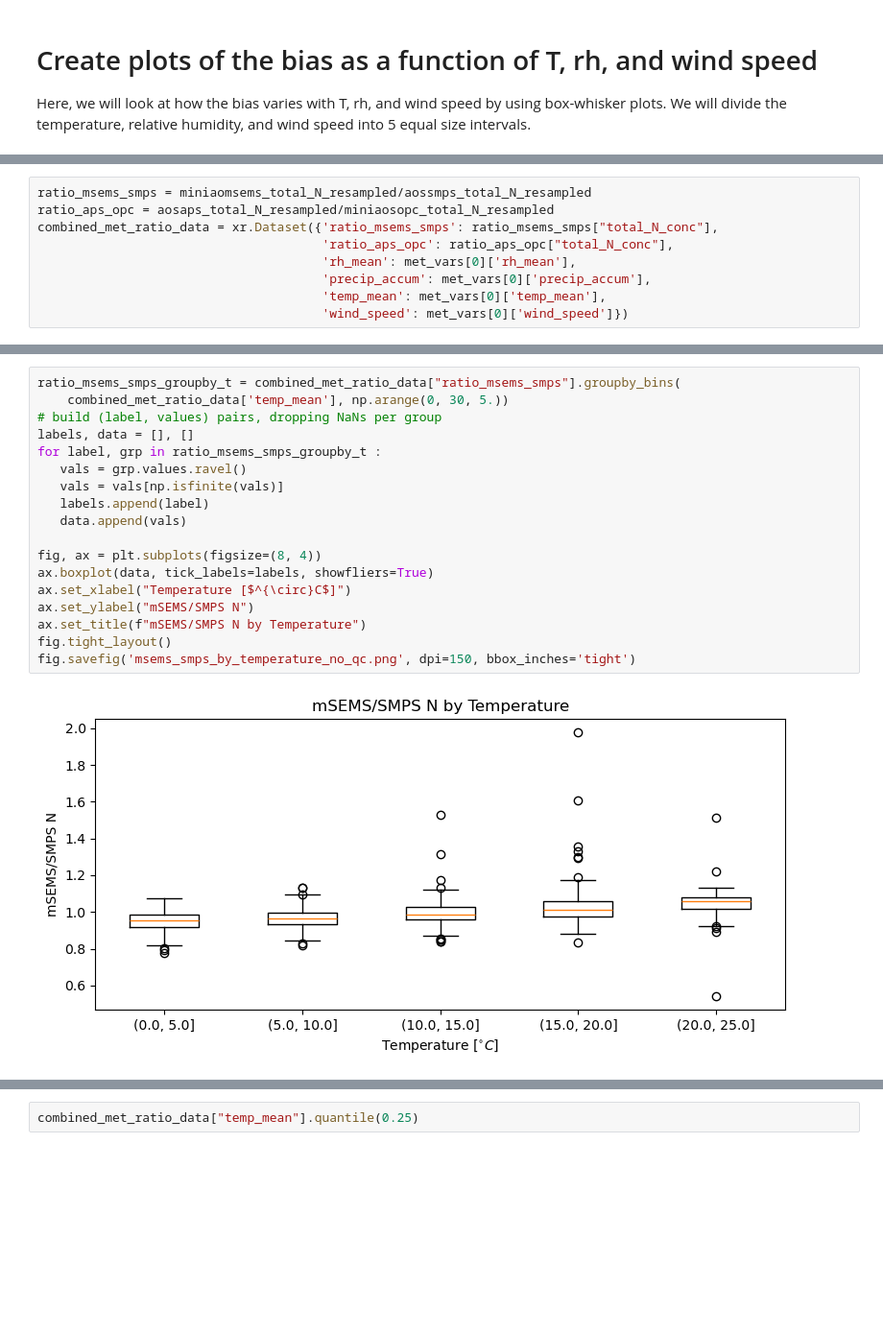
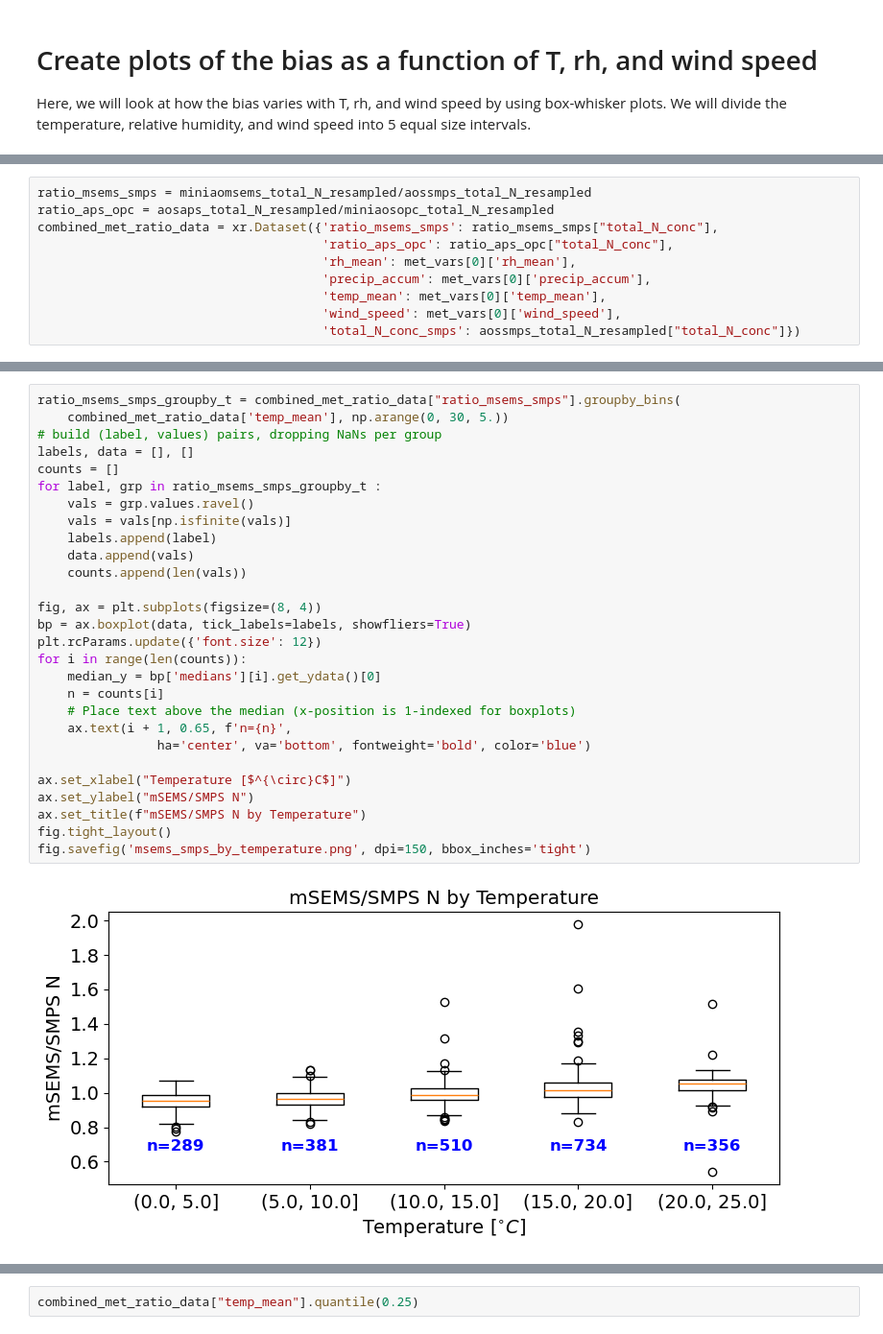
Before and after one commit to ARM-Development/bnf-aos-bias-characterization, a Jupyter notebook: notebooks/bnf-aos-miniaos-number-concentration.ipynb, the cells around one changed output, grey strips where cells are left out. Shown at 96% size. Saved outputs shown, nothing was run; the diff lists cells and outputs as text; blank space fills up the shorter version.

```diff
--- a/notebooks/bnf-aos-miniaos-number-concentration.ipynb
+++ b/notebooks/bnf-aos-miniaos-number-concentration.ipynb
@@ -1295,4 +1184,5 @@ combined_met_ratio_data = xr.Dataset({'ratio_msems_smps': ratio_msems_smps["tota
                                       'rh_mean': met_vars[0]['rh_mean'],
                                       'precip_accum': met_vars[0]['precip_accum'],
                                       'temp_mean': met_vars[0]['temp_mean'],
-                                      'wind_speed': met_vars[0]['wind_speed']})
+                                      'wind_speed': met_vars[0]['wind_speed'],
+                                      'total_N_conc_smps': aossmps_total_N_resampled["total_N_conc"]})
@@ -1313,23 +1207,33 @@ Data variables:
 # %%
 ratio_msems_smps_groupby_t = combined_met_ratio_data["ratio_msems_smps"].groupby_bins(
     combined_met_ratio_data['temp_mean'], np.arange(0, 30, 5.))
 # build (label, values) pairs, dropping NaNs per group
 labels, data = [], []
+counts = []
 for label, grp in ratio_msems_smps_groupby_t :
-   vals = grp.values.ravel()
-   vals = vals[np.isfinite(vals)]
-   labels.append(label)
-   data.append(vals)
+    vals = grp.values.ravel()
+    vals = vals[np.isfinite(vals)]
+    labels.append(label)
+    data.append(vals)
+    counts.append(len(vals))
 
 fig, ax = plt.subplots(figsize=(8, 4))
-ax.boxplot(data, tick_labels=labels, showfliers=True)
+bp = ax.boxplot(data, tick_labels=labels, showfliers=True)
+plt.rcParams.update({'font.size': 12})
+for i in range(len(counts)):
+    median_y = bp['medians'][i].get_ydata()[0]
+    n = counts[i]
+    # Place text above the median (x-position is 1-indexed for boxplots)
+    ax.text(i + 1, 0.65, f'n={n}',
+                ha='center', va='bottom', fontweight='bold', color='blue')
+
 ax.set_xlabel("Temperature [$^{\circ}C$]")
 ax.set_ylabel("mSEMS/SMPS N")
 ax.set_title(f"mSEMS/SMPS N by Temperature")
 fig.tight_layout()
-fig.savefig('msems_smps_by_temperature_no_qc.png', dpi=150, bbox_inches='tight')
+fig.savefig('msems_smps_by_temperature.png', dpi=150, bbox_inches='tight')
 # %% [output]
-[figure, old version]
+[figure, new version]
 # %%
 ratio_aps_opc_groupby_t = combined_met_ratio_data["ratio_aps_opc"].groupby_bins(
     combined_met_ratio_data['temp_mean'], np.arange(0, 30, 5.))
```
Also changed, not shown: parts of 20 cells of this notebook, 1 other file.
